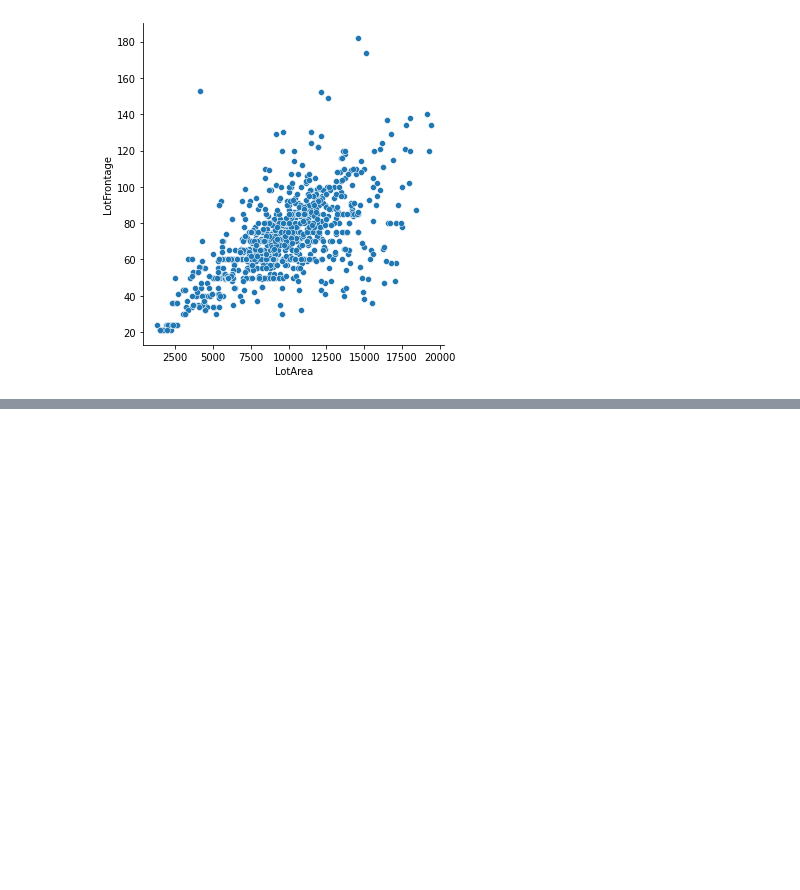
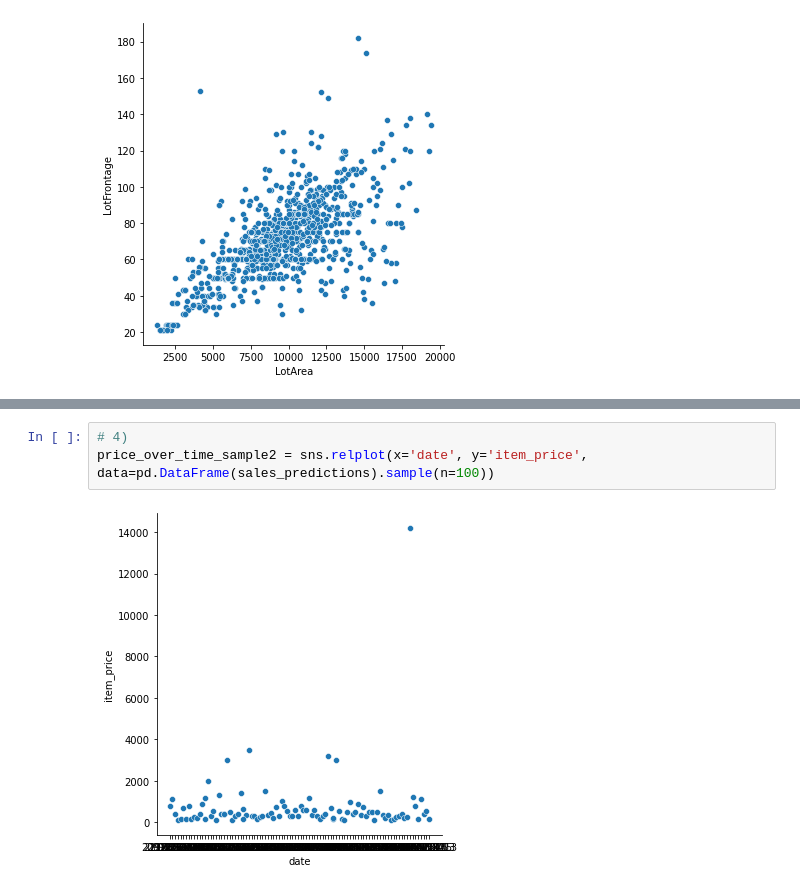
Before and after one commit to Guillaume-Lazaro/PythonEDA, a Jupyter notebook: Exercice Seaborn.ipynb, the cells around one changed output, grey strips where cells are left out. Drawn from its saved outputs; the diff is of its cells as text; blank space fills up the shorter version.

```diff
--- a/Exercice Seaborn.ipynb
+++ b/Exercice Seaborn.ipynb
@@ -85,0 +144,5 @@ df_cleaned3 = df_cleaned2[ df_cleaned2['LotFrontage'] < 200 ]
+# %%
+# 4)
+price_over_time_sample2 = sns.relplot(x='date', y='item_price', data=pd.DataFrame(sales_predictions).sample(n=100))
+# %% [output]
+[figure, added]
```
Also changed, not shown: parts of 9 cells of this notebook.
